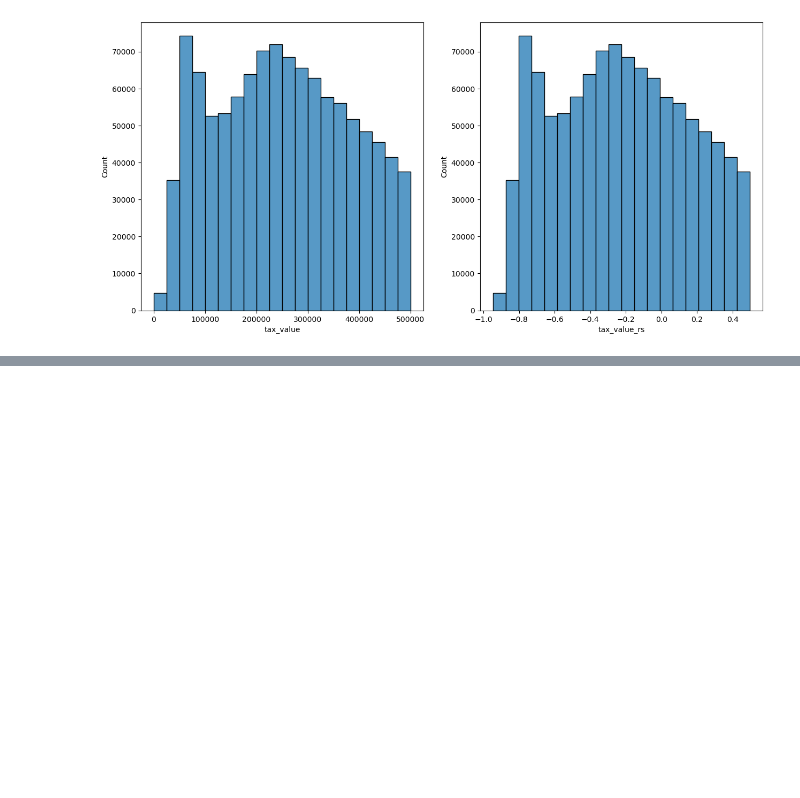
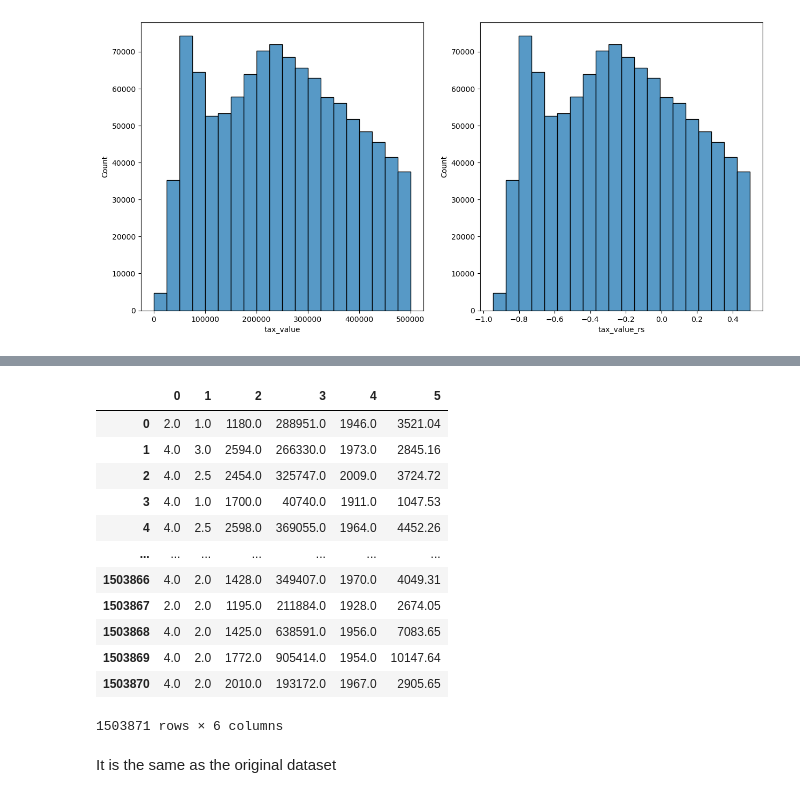
Before and after one commit to Msalazar2/regression-exercises, a Jupyter notebook: scaling.ipynb, the cells around one changed output, grey strips where cells are left out. Cells and saved outputs as stored; diff of their text form; code cells hidden in the pictures; blank space fills up the shorter version.

```diff
--- a/scaling.ipynb
+++ b/scaling.ipynb
@@ -166,0 +156,18 @@ plt.show()
+# %%
+pd.DataFrame(rs.inverse_transform(train[['bedrooms_rs', 'bathrooms_rs', 'square_ft_rs', 'tax_value_rs', 'year_rs', 'tax_amount_rs']]))
+# %% [output]
+|  | 0 | 1 | 2 | 3 | 4 | 5 |
+| 0 | 2.0 | 1.0 | 1180.0 | 288951.0 | 1946.0 | 3521.04 |
+| 1 | 4.0 | 3.0 | 2594.0 | 266330.0 | 1973.0 | 2845.16 |
+| 2 | 4.0 | 2.5 | 2454.0 | 325747.0 | 2009.0 | 3724.72 |
+| 3 | 4.0 | 1.0 | 1700.0 | 40740.0 | 1911.0 | 1047.53 |
+| 4 | 4.0 | 2.5 | 2598.0 | 369055.0 | 1964.0 | 4452.26 |
+| ... | ... | ... | ... | ... | ... | ... |
+| 1503866 | 4.0 | 2.0 | 1428.0 | 349407.0 | 1970.0 | 4049.31 |
+| 1503867 | 2.0 | 2.0 | 1195.0 | 211884.0 | 1928.0 | 2674.05 |
+| 1503868 | 4.0 | 2.0 | 1425.0 | 638591.0 | 1956.0 | 7083.65 |
+| 1503869 | 4.0 | 2.0 | 1772.0 | 905414.0 | 1954.0 | 10147.64 |
+| 1503870 | 4.0 | 2.0 | 2010.0 | 193172.0 | 1967.0 | 2905.65 |
+1503871 rows × 6 columns
+# %% [markdown]
+It is the same as the original dataset
```
Also changed, not shown: parts of 11 cells of this notebook.
